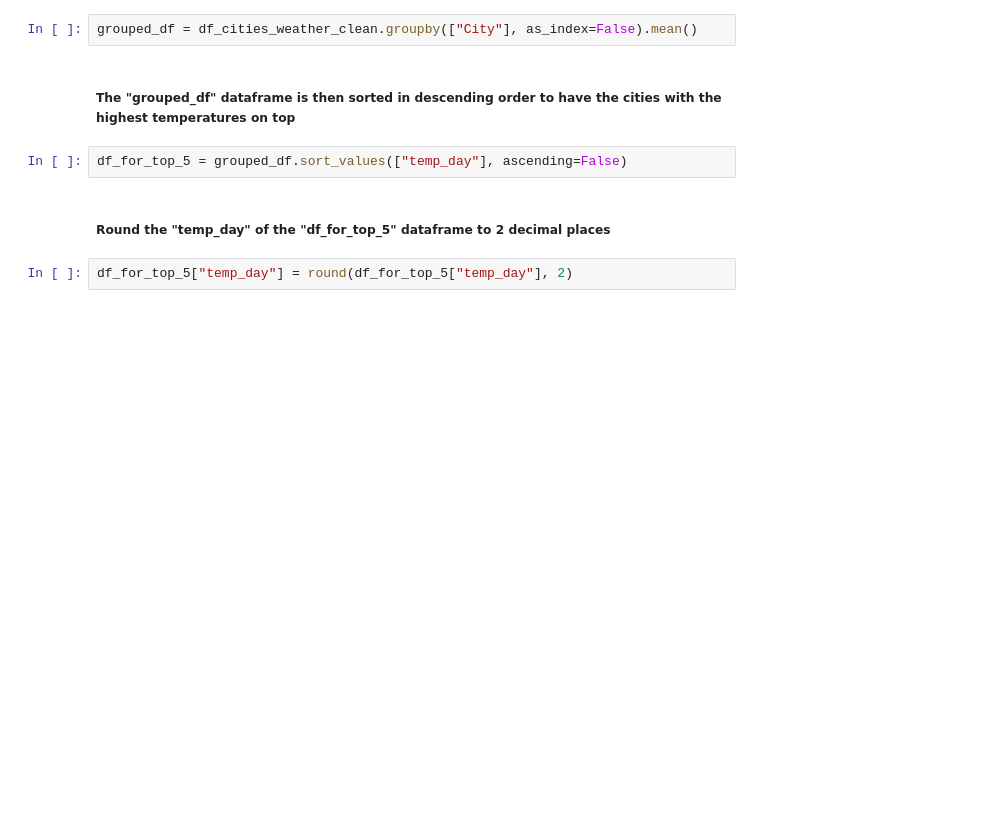
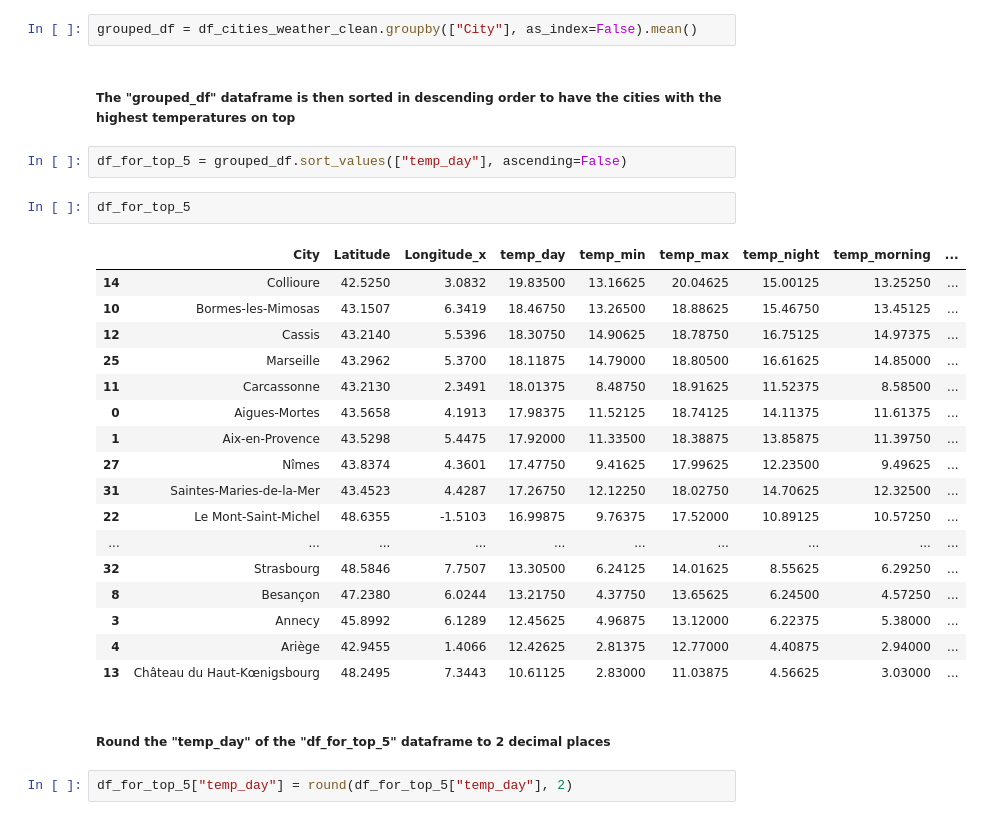
Before and after one commit to Data5ci3nc3/Kayak, a Jupyter notebook: Trip_with_Kayak_completed.ipynb, the cells around one changed output. Cells and saved outputs as stored; diff of their text form; blank space fills up the shorter version.

```diff
--- a/Trip_with_Kayak_completed.ipynb
+++ b/Trip_with_Kayak_completed.ipynb
@@ -1407,6 +1327,26 @@ grouped_df = df_cities_weather_clean.groupby(["City"], as_index=False).mean()
 ##### The  "grouped_df" dataframe is then sorted in descending order to have the cities with the highest temperatures on top
 # %%
 df_for_top_5 = grouped_df.sort_values(["temp_day"], ascending=False)
+# %%
+df_for_top_5
+# %% [output]
+|  | City | Latitude | Longitude_x | temp_day | temp_min | temp_max | temp_night | temp_morning | ... |
+| 14 | Collioure | 42.5250 | 3.0832 | 19.83500 | 13.16625 | 20.04625 | 15.00125 | 13.25250 | ... |
+| 10 | Bormes-les-Mimosas | 43.1507 | 6.3419 | 18.46750 | 13.26500 | 18.88625 | 15.46750 | 13.45125 | ... |
+| 12 | Cassis | 43.2140 | 5.5396 | 18.30750 | 14.90625 | 18.78750 | 16.75125 | 14.97375 | ... |
+| 25 | Marseille | 43.2962 | 5.3700 | 18.11875 | 14.79000 | 18.80500 | 16.61625 | 14.85000 | ... |
+| 11 | Carcassonne | 43.2130 | 2.3491 | 18.01375 | 8.48750 | 18.91625 | 11.52375 | 8.58500 | ... |
+| 0 | Aigues-Mortes | 43.5658 | 4.1913 | 17.98375 | 11.52125 | 18.74125 | 14.11375 | 11.61375 | ... |
+| 1 | Aix-en-Provence | 43.5298 | 5.4475 | 17.92000 | 11.33500 | 18.38875 | 13.85875 | 11.39750 | ... |
+| 27 | Nîmes | 43.8374 | 4.3601 | 17.47750 | 9.41625 | 17.99625 | 12.23500 | 9.49625 | ... |
+| 31 | Saintes-Maries-de-la-Mer | 43.4523 | 4.4287 | 17.26750 | 12.12250 | 18.02750 | 14.70625 | 12.32500 | ... |
+| 22 | Le Mont-Saint-Michel | 48.6355 | -1.5103 | 16.99875 | 9.76375 | 17.52000 | 10.89125 | 10.57250 | ... |
+| ... | ... | ... | ... | ... | ... | ... | ... | ... | ... |
+| 32 | Strasbourg | 48.5846 | 7.7507 | 13.30500 | 6.24125 | 14.01625 | 8.55625 | 6.29250 | ... |
+| 8 | Besançon | 47.2380 | 6.0244 | 13.21750 | 4.37750 | 13.65625 | 6.24500 | 4.57250 | ... |
+| 3 | Annecy | 45.8992 | 6.1289 | 12.45625 | 4.96875 | 13.12000 | 6.22375 | 5.38000 | ... |
+| 4 | Ariège | 42.9455 | 1.4066 | 12.42625 | 2.81375 | 12.77000 | 4.40875 | 2.94000 | ... |
+| 13 | Château du Haut-Kœnigsbourg | 48.2495 | 7.3443 | 10.61125 | 2.83000 | 11.03875 | 4.56625 | 3.03000 | ... |
 # %% [markdown]
 ##### Round the "temp_day" of the "df_for_top_5" dataframe to 2 decimal places
 # %%
```
Also changed, not shown: parts of 68 cells of this notebook.
